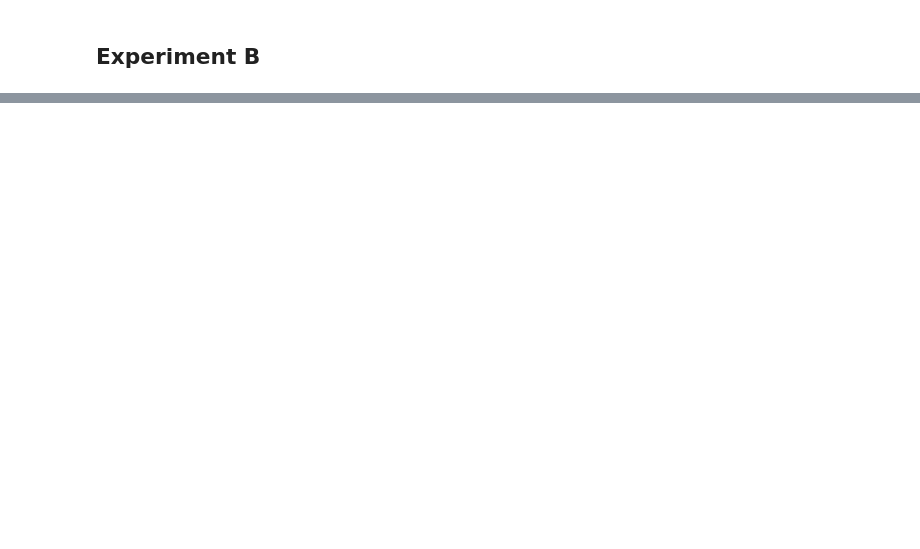
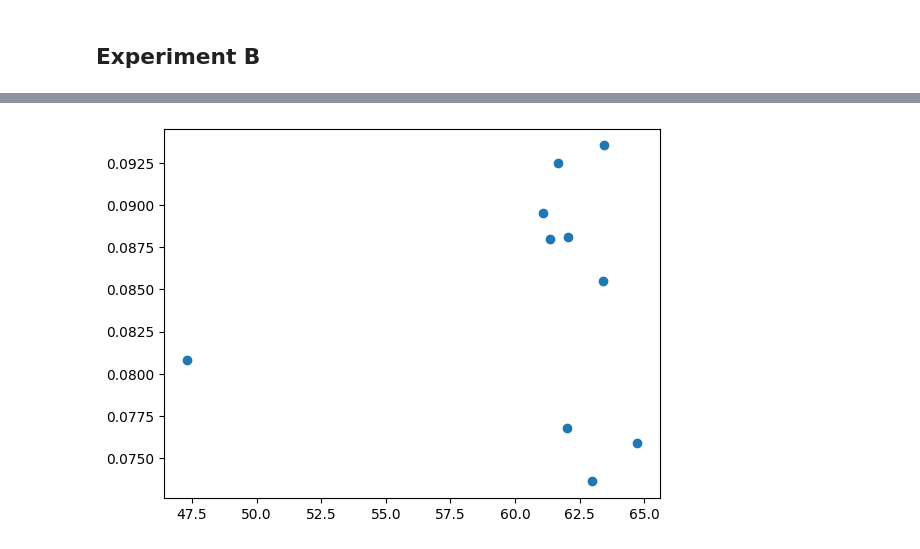
Before and after one commit to Just-Neptun/FP, a Jupyter notebook: F75 Computers and Data/Data_Analysis/analysis_B.ipynb, the cells around one changed output, grey strips where cells are left out. Cells and saved outputs as stored; diff of their text form; code cells hidden in the pictures; blank space fills up the shorter version.

```diff
--- a/F75 Computers and Data/Data_Analysis/analysis_B.ipynb
+++ b/F75 Computers and Data/Data_Analysis/analysis_B.ipynb
@@ -51,0 +68,6 @@ for i, loc in enumerate(locs):
+# %%
+df = pd.DataFrame(fitparam_results)
+df.pop('params_list')
+df.pop('params_err_list')
+
+display(df)
@@ -52,2 +86,7 @@ for i, loc in enumerate(locs):
+# %%
+plt.scatter(df["current_temp"], df["f_0"])
+plt.show()
+# %% [output]
+[figure, added]
 # %%
 def find_maxima(data):
```
Also changed, not shown: parts of 8 cells of this notebook, 1 other file.
